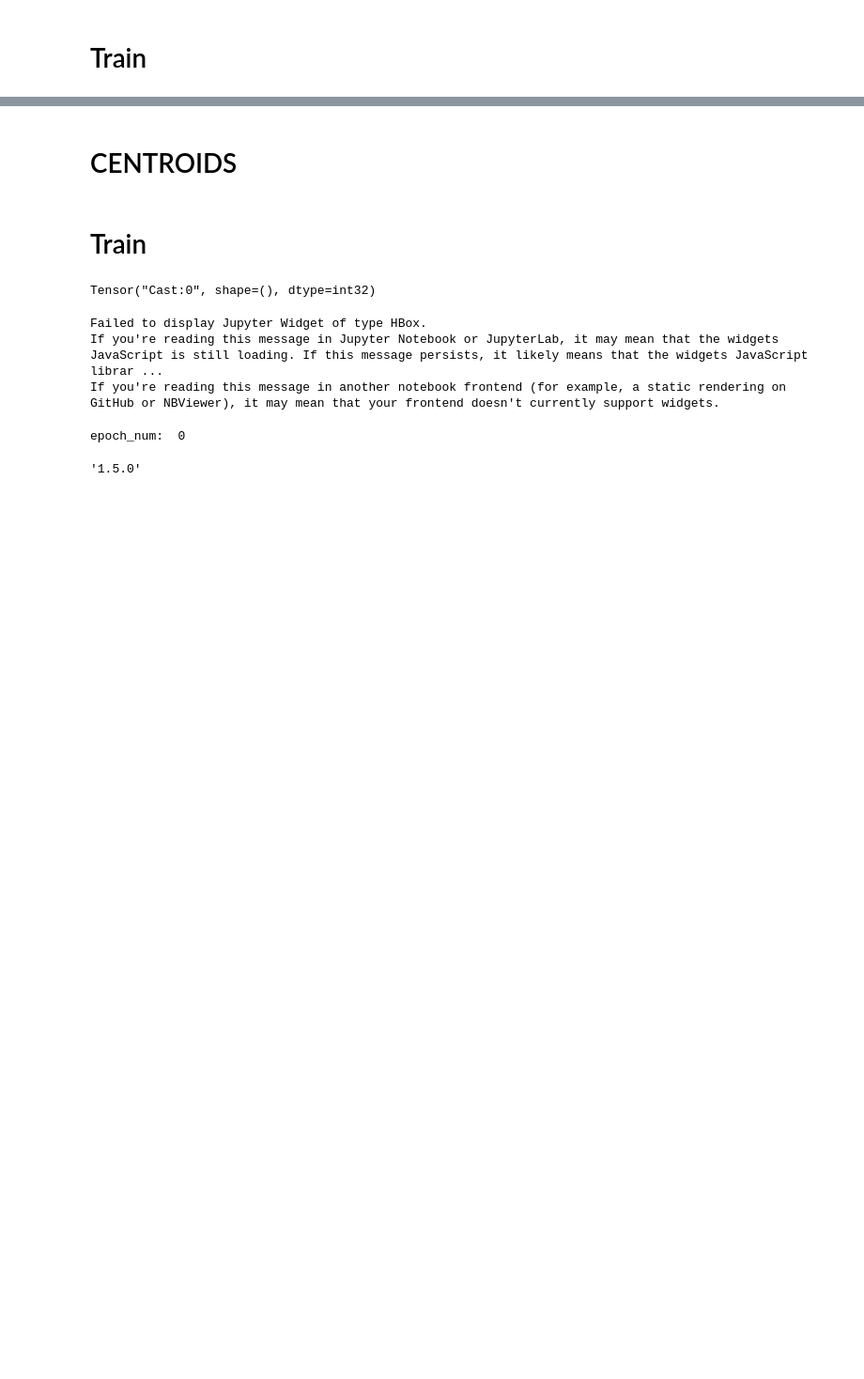
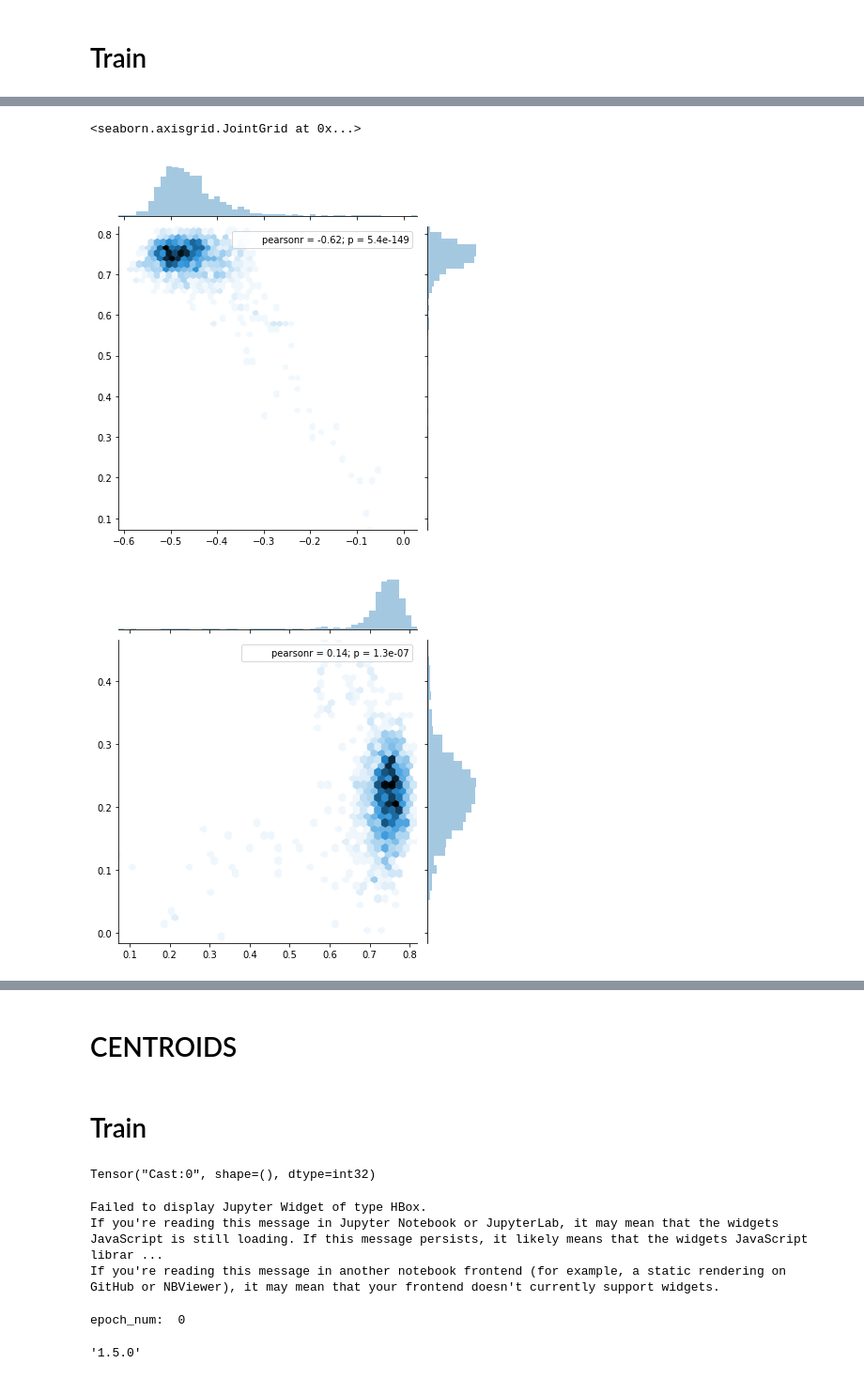
Before and after one commit to fogside/russe_wsi, a Jupyter notebook: notebooks/TensorflowNet.ipynb, the cells around one changed output, grey strips where cells are left out. Shown at 94% size. Cells and saved outputs as stored; diff of their text form; code cells hidden in the pictures; blank space fills up the shorter version.

```diff
--- a/notebooks/TensorflowNet.ipynb
+++ b/notebooks/TensorflowNet.ipynb
@@ -116,0 +587,12 @@ epoch_num:  0
+# %%
+import seaborn as sns
+
+a = np.array(atts).squeeze()
+a.shape
+sns.jointplot(a[:, 0], a[:, 1], kind="hex")
+sns.jointplot(a[:, 1], a[:, 2], kind="hex")
+sns.jointplot(a[:, 0], a[:, 2], kind="hex")
+# %% [output]
+<seaborn.axisgrid.JointGrid at 0x...>
+[figure, added]
+[figure, added]
```
Also changed, not shown: parts of 76 cells of this notebook.
